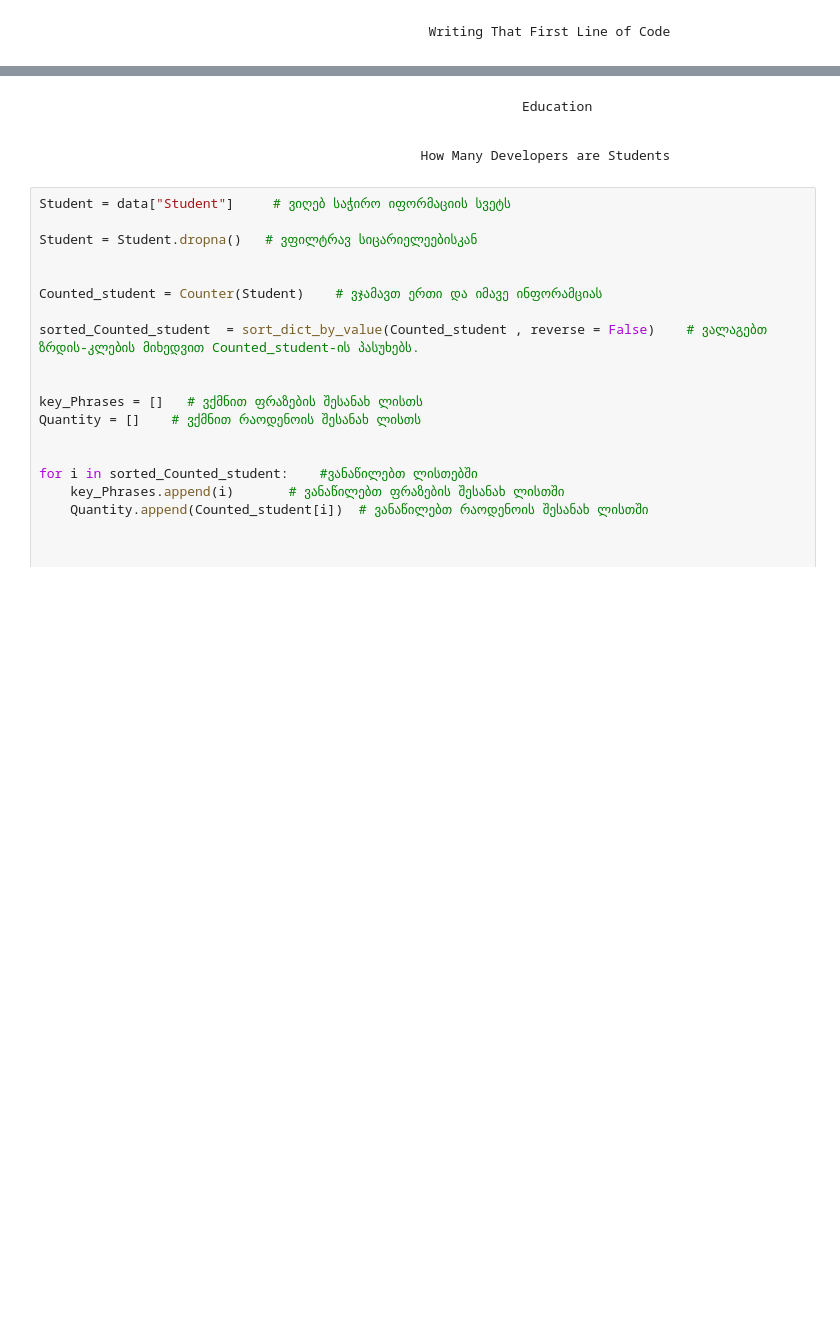
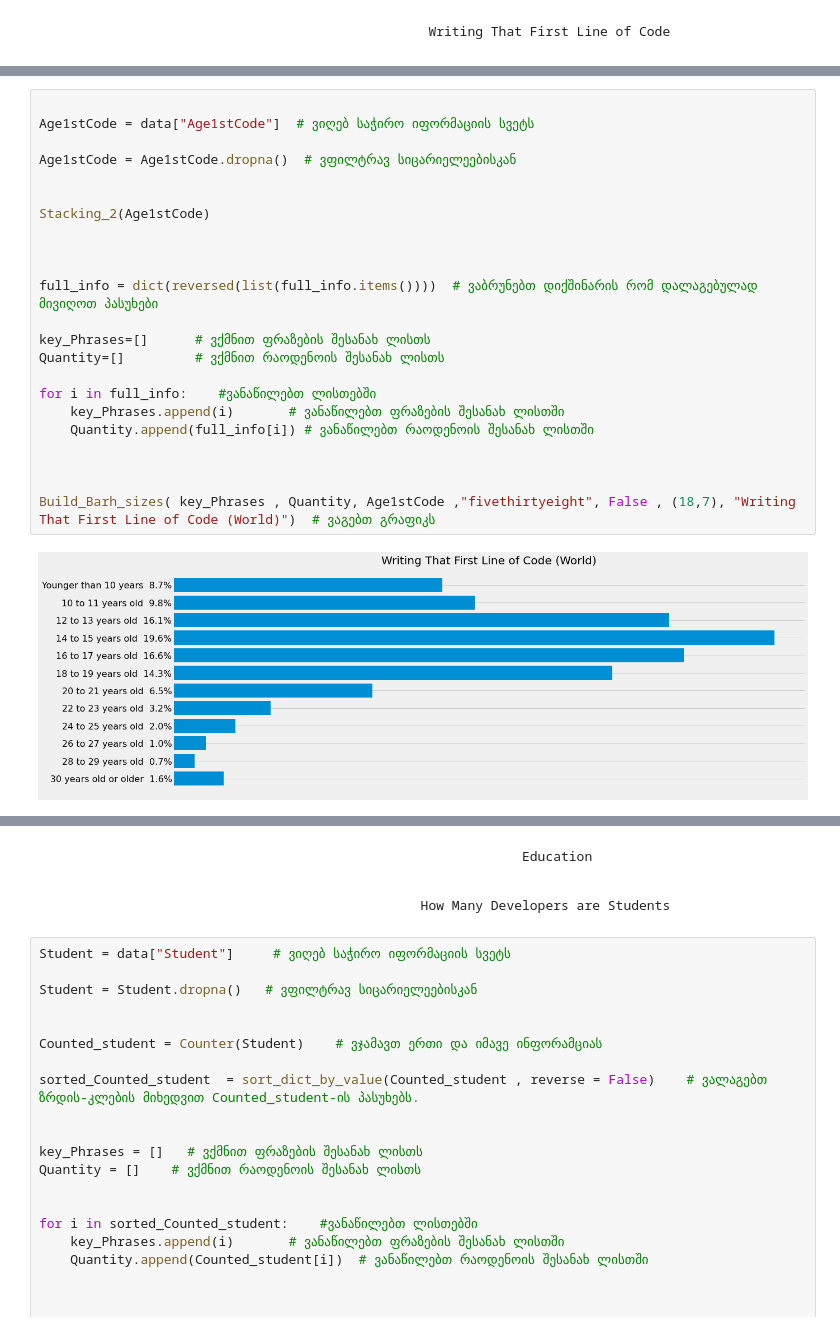
Before and after one commit to anri-Tvalabeishvili/Stackoverflow-Survey-Analysis, a Jupyter notebook: Project.ipynb, the cells around one changed output, grey strips where cells are left out. Drawn from its saved outputs; the diff is of its cells as text; blank space fills up the shorter version.

```diff
--- a/Project.ipynb
+++ b/Project.ipynb
@@ -606,3 +550,28 @@ Build_Barh_sizes( key_Phrases , Quantity, Age1stCode ,"fivethirtyeight", False ,
+# %%
+
+Age1stCode = data["Age1stCode"]  # ვიღებ საჭირო იფორმაციის სვეტს
+
+Age1stCode = Age1stCode.dropna()  # ვფილტრავ სიცარიელეებისკან
+
+
+Stacking_2(Age1stCode)
+
+
+
+full_info = dict(reversed(list(full_info.items())))  # ვაბრუნებთ დიქშინარის რომ დალაგებულად მივიღოთ პასუხები
+
+key_Phrases=[]      # ვქმნით ფრაზების შესანახ ლისთს
+Quantity=[]         # ვქმნით რაოდენოის შესანახ ლისთს
+
+for i in full_info:    #ვანაწილებთ ლისთებში
+    key_Phrases.append(i)       # ვანაწილებთ ფრაზების შესანახ ლისთში
+    Quantity.append(full_info[i]) # ვანაწილებთ რაოდენოის შესანახ ლისთში
+
+
+
+Build_Barh_sizes( key_Phrases , Quantity, Age1stCode ,"fivethirtyeight", False , (18,7), "Writing That First Line of Code (World)")  # ვაგებთ გრაფიკს
+# %% [output]
+[figure, added]
 # %%
 Age1stCode = data["Age1stCode"]     # ვიღებ საჭირო იფორმაციის სვეტს
 
```
Also changed, not shown: parts of 34 cells of this notebook, 1 other file.
